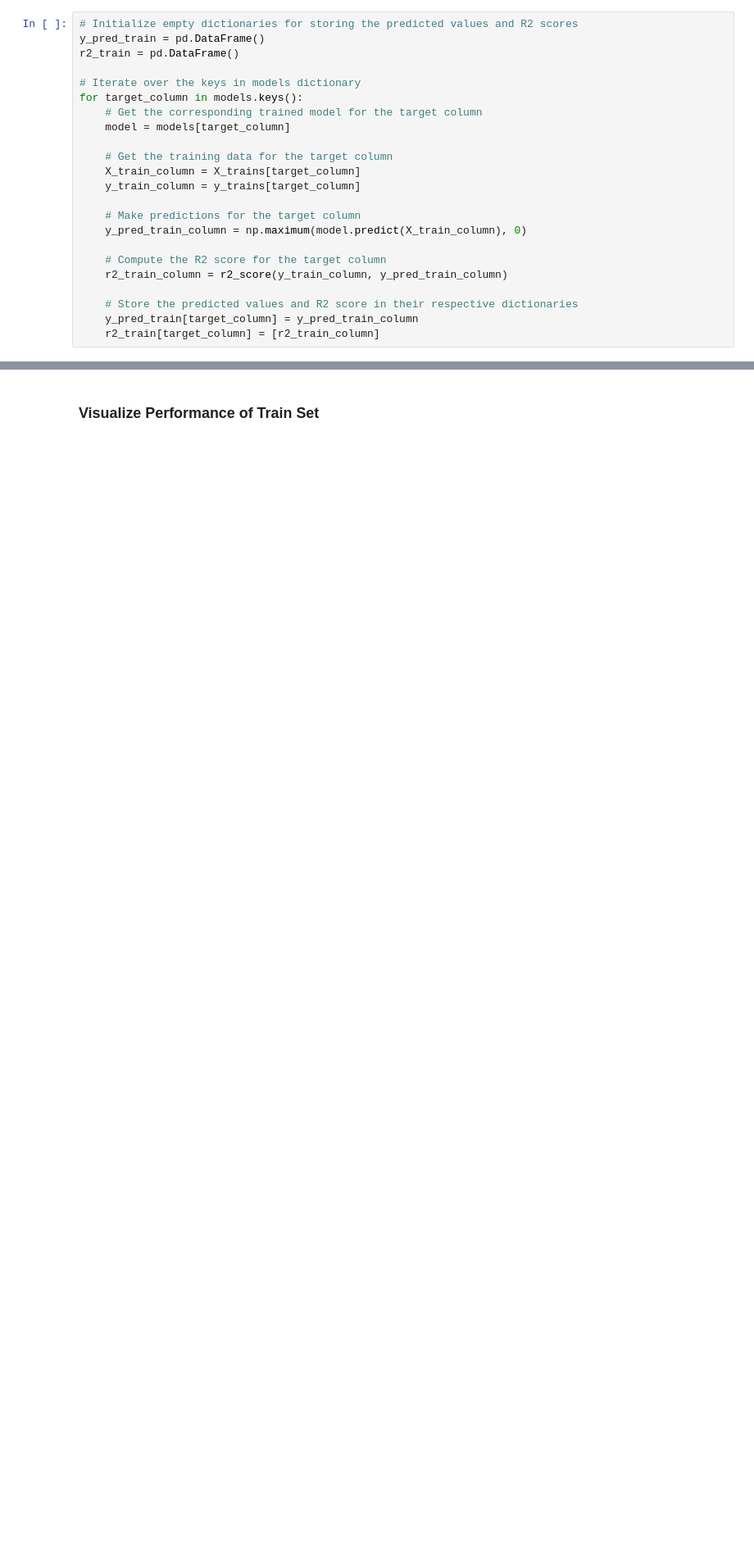
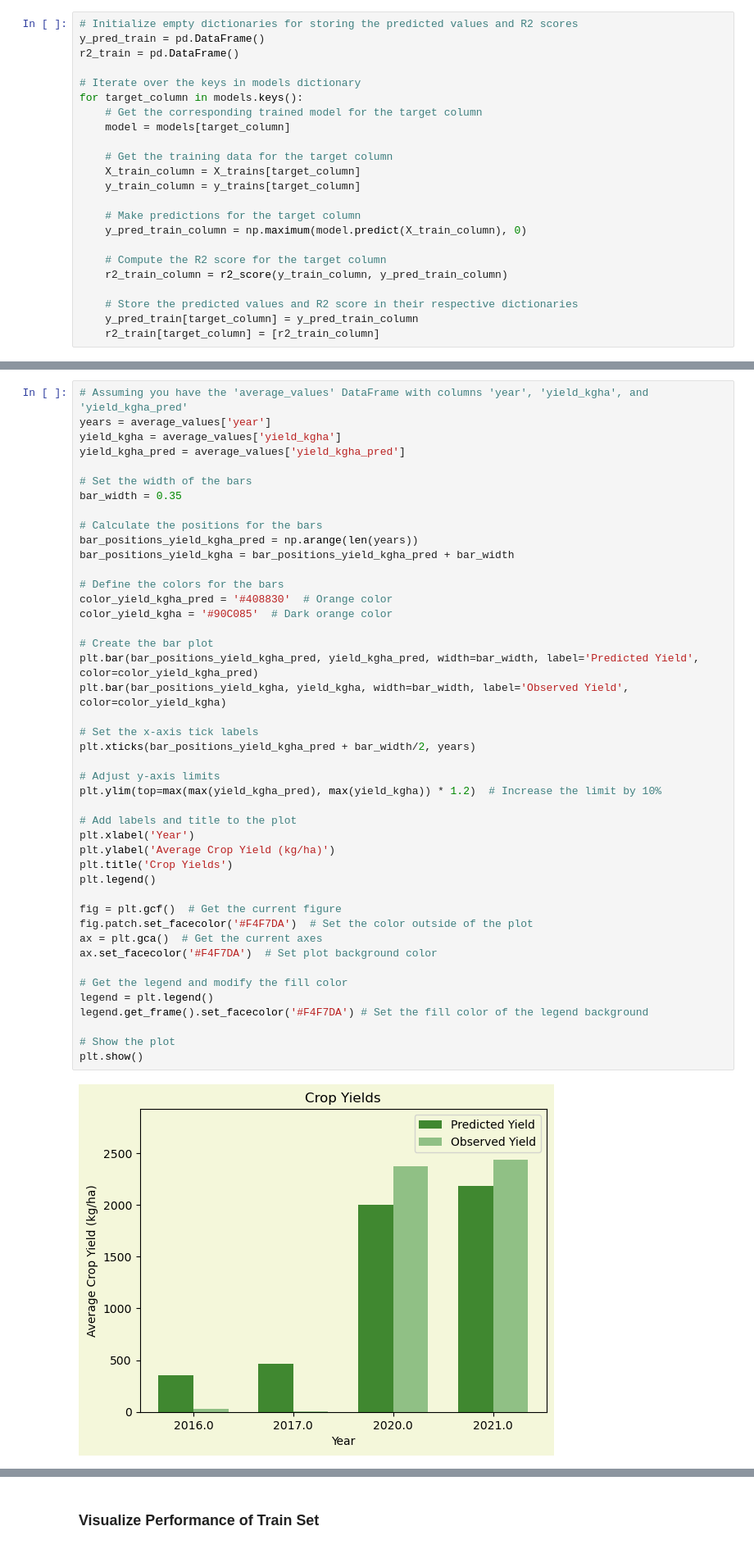
Before and after one commit to mosaiks-capstone/Modeling, a Jupyter notebook: gabmodeltesting.ipynb, the cells around one changed output, grey strips where cells are left out. Shown at 82% size. Saved outputs shown, nothing was run; the diff lists cells and outputs as text; blank space fills up the shorter version.

```diff
--- a/gabmodeltesting.ipynb
+++ b/gabmodeltesting.ipynb
@@ -377,0 +518,46 @@ y_pred_train
+# %%
+# Assuming you have the 'average_values' DataFrame with columns 'year', 'yield_kgha', and 'yield_kgha_pred'
+years = average_values['year']
+yield_kgha = average_values['yield_kgha']
+yield_kgha_pred = average_values['yield_kgha_pred']
+
+# Set the width of the bars
+bar_width = 0.35
+
+# Calculate the positions for the bars
+bar_positions_yield_kgha_pred = np.arange(len(years))
+bar_positions_yield_kgha = bar_positions_yield_kgha_pred + bar_width
+
+# Define the colors for the bars
+color_yield_kgha_pred = '#408830'  # Orange color
+color_yield_kgha = '#90C085'  # Dark orange color
+
+# Create the bar plot
+plt.bar(bar_positions_yield_kgha_pred, yield_kgha_pred, width=bar_width, label='Predicted Yield', color=color_yield_kgha_pred)
+plt.bar(bar_positions_yield_kgha, yield_kgha, width=bar_width, label='Observed Yield', color=color_yield_kgha)
+
+# Set the x-axis tick labels
+plt.xticks(bar_positions_yield_kgha_pred + bar_width/2, years)
+
+# Adjust y-axis limits
+plt.ylim(top=max(max(yield_kgha_pred), max(yield_kgha)) * 1.2)  # Increase the limit by 10%
+
+# Add labels and title to the plot
+plt.xlabel('Year')
+plt.ylabel('Average Crop Yield (kg/ha)')
+plt.title('Crop Yields')
+plt.legend()
+
+fig = plt.gcf()  # Get the current figure
+fig.patch.set_facecolor('#F4F7DA')  # Set the color outside of the plot
+ax = plt.gca()  # Get the current axes
+ax.set_facecolor('#F4F7DA')  # Set plot background color
+
+# Get the legend and modify the fill color
+legend = plt.legend()
+legend.get_frame().set_facecolor('#F4F7DA') # Set the fill color of the legend background
+
+# Show the plot
+plt.show()
+# %% [output]
+[figure, added]
```
Also changed, not shown: parts of 35 cells of this notebook, 1 other file.
